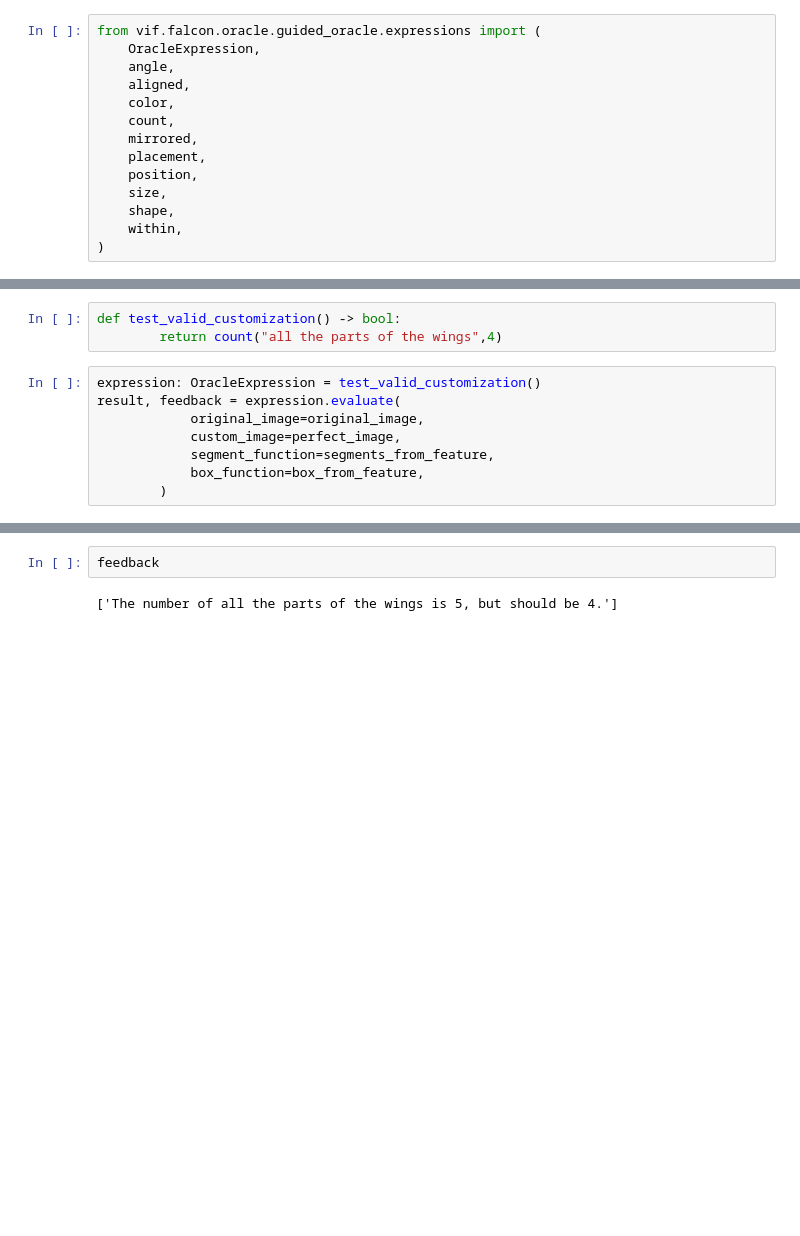
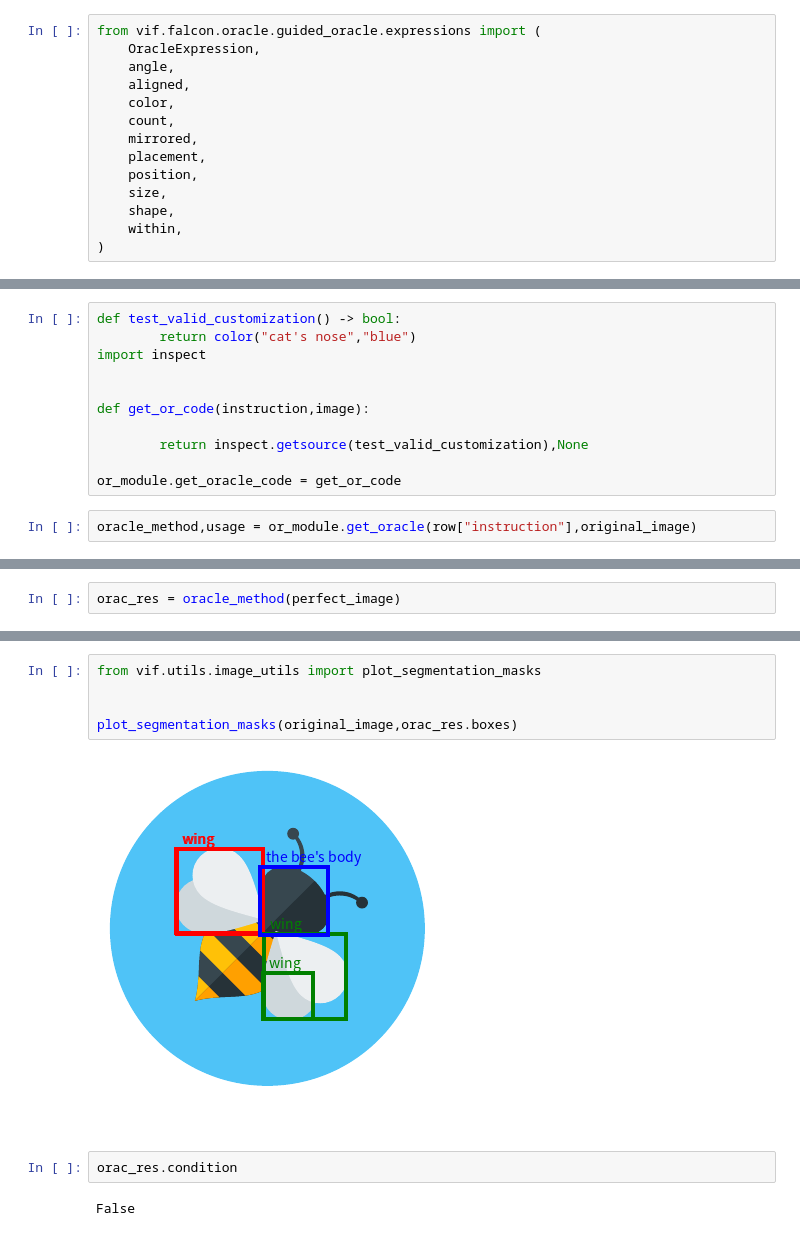
Before and after one commit to IV2C/VIFagent, a Jupyter notebook: notebooks/protos/test_expression.ipynb, the cells around one changed output, grey strips where cells are left out. Cells and saved outputs as stored; diff of their text form; blank space fills up the shorter version.

Commit message:
manual tests added, and added values in oraclesResposne for observability

```diff
--- a/notebooks/protos/test_expression.ipynb
+++ b/notebooks/protos/test_expression.ipynb
@@ -70,12 +63,14 @@ False
 # %%
 def test_valid_customization() -> bool:
-        return count("all the parts of the wings",4)
+        return color("cat's nose","blue")
+import inspect
+
+
+def get_or_code(instruction,image):
+
+        return inspect.getsource(test_valid_customization),None
+
+or_module.get_oracle_code = get_or_code
 # %%
-expression: OracleExpression = test_valid_customization()
-result, feedback = expression.evaluate(
-            original_image=original_image,
-            custom_image=perfect_image,
-            segment_function=segments_from_feature,
-            box_function=box_from_feature,
-        )
+oracle_method,usage = or_module.get_oracle(row["instruction"],original_image)
 # %% [output]
@@ -86,0 +80,2 @@ False
+# %%
+orac_res = oracle_method(perfect_image)
@@ -87,4 +100,11 @@ False
 # %%
-feedback
+from vif.utils.image_utils import plot_segmentation_masks
+
+
+plot_segmentation_masks(original_image,orac_res.boxes)
 # %% [output]
-['The number of all the parts of the wings is 5, but should be 4.']
+[figure, added]
+# %%
+orac_res.condition
+# %% [output]
+False
```
Also changed, not shown: parts of 7 cells of this notebook, 5 other files.
